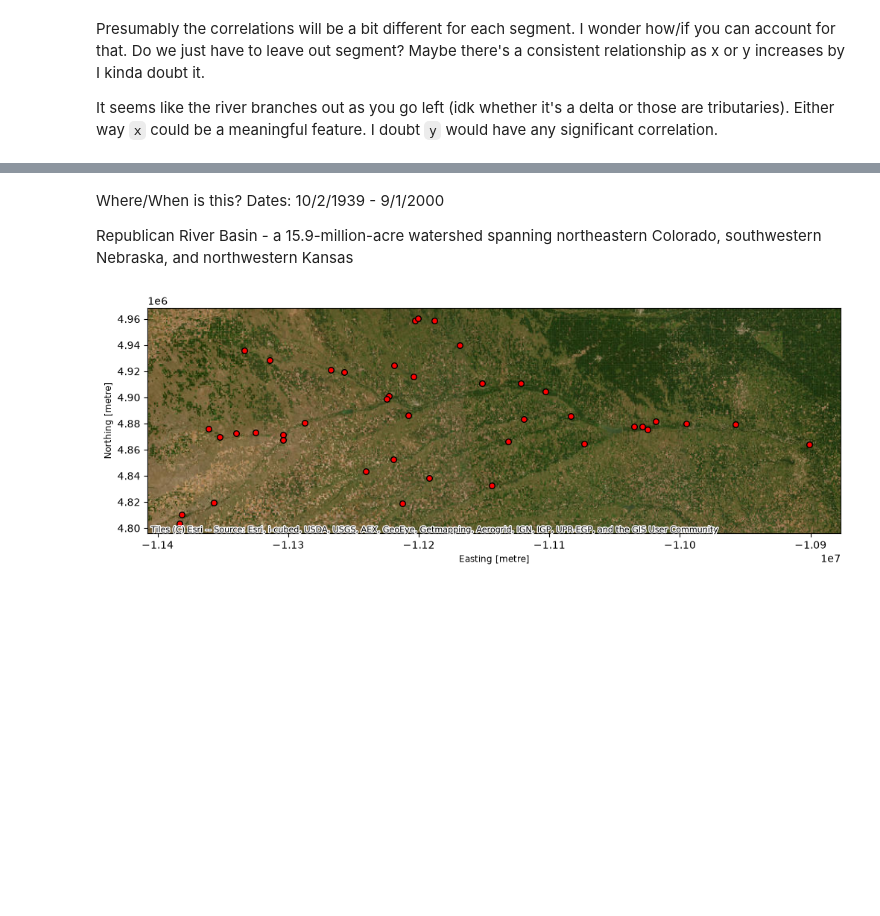
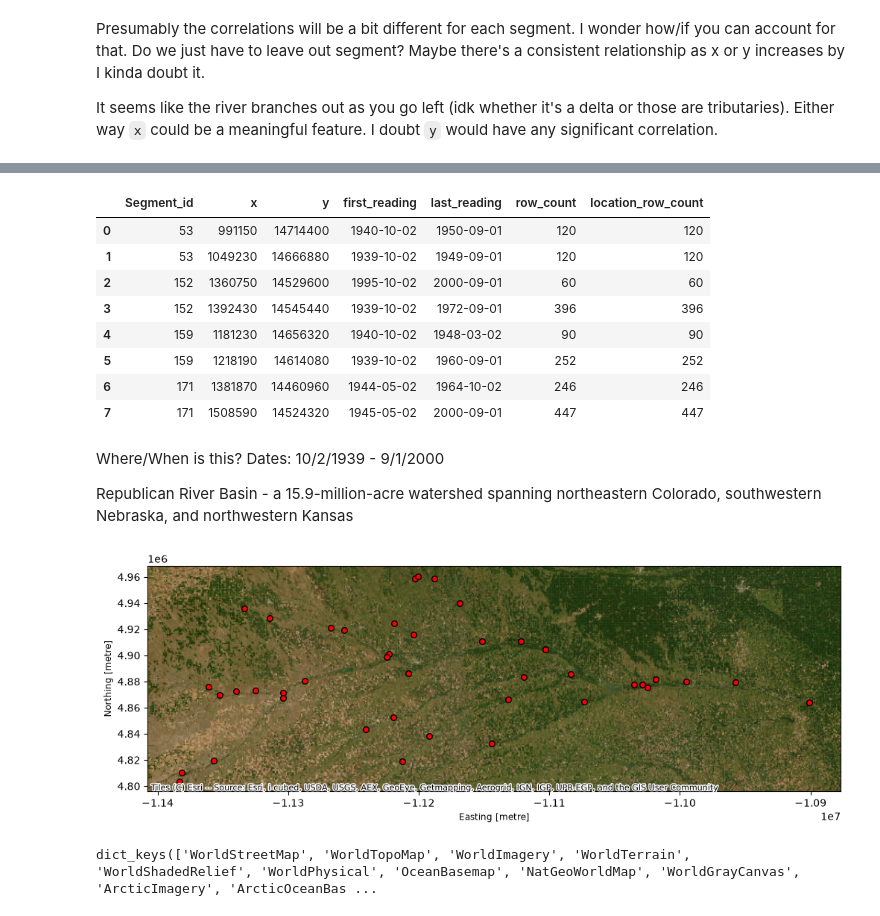
Before and after one commit to Meikul/cs6830_project6, a Jupyter notebook: project6.ipynb, the cells around one changed output, grey strips where cells are left out. Drawn from its saved outputs; the diff is of its cells as text; code cells hidden in the pictures; blank space fills up the shorter version.

```diff
--- a/project6.ipynb
+++ b/project6.ipynb
@@ -40,3 +65,35 @@ min 1939-10-02 00:00:00 max 2000-09-01 00:00:00
+# %%
+location_summary = (
+    multi_location.groupby(["Segment_id", "x", "y"], dropna=False)
+    .agg(
+        first_reading=("DateTime", "min"),
+        last_reading=("DateTime", "max"),
+        row_count=("Segment_id", "size"),
+    )
+    .reset_index()
+)
+
+location_summary = (
+    location_summary
+    .merge(
+        location_counts,
+        on=["Segment_id", "x", "y"],
+        how="left",
+    )
+    .sort_values(["Segment_id", "x", "y"])
+)
+
+display(location_summary)
+# %% [output]
+|  | Segment_id | x | y | first_reading | last_reading | row_count | location_row_count |
+| 0 | 53 | 991150 | 14714400 | 1940-10-02 | 1950-09-01 | 120 | 120 |
+| 1 | 53 | 1049230 | 14666880 | 1939-10-02 | 1949-09-01 | 120 | 120 |
+| 2 | 152 | 1360750 | 14529600 | 1995-10-02 | 2000-09-01 | 60 | 60 |
+| 3 | 152 | 1392430 | 14545440 | 1939-10-02 | 1972-09-01 | 396 | 396 |
+| 4 | 159 | 1181230 | 14656320 | 1940-10-02 | 1948-03-02 | 90 | 90 |
+| 5 | 159 | 1218190 | 14614080 | 1939-10-02 | 1960-09-01 | 252 | 252 |
+| 6 | 171 | 1381870 | 14460960 | 1944-05-02 | 1964-10-02 | 246 | 246 |
+| 7 | 171 | 1508590 | 14524320 | 1945-05-02 | 2000-09-01 | 447 | 447 |
 # %% [markdown]
 Where/When is this?
 Dates: 10/2/1939 - 9/1/2000
@@ -51,5 +108,8 @@ gdf = gpd.GeoDataFrame(df, geometry=gpd.points_from_xy(df.x * 0.3048, df.y * 0.3
 ax = gdf.plot(figsize=(12, 6), color="red", markersize=30, edgecolor="k")
 cx.add_basemap(ax, source=cx.providers.Esri.WorldImagery)  # or cx.providers.Esri.WorldImagery
 plt.show()
+
+print(cx.providers.Esri.keys())
 # %% [output]
 [figure]
+dict_keys(['WorldStreetMap', 'WorldTopoMap', 'WorldImagery', 'WorldTerrain', 'WorldShadedRelief', 'WorldPhysical', 'OceanBasemap', 'NatGeoWorldMap', 'WorldGrayCanvas', 'ArcticImagery', 'ArcticOceanBas ...
```
Also changed, not shown: parts of 2 cells of this notebook.
